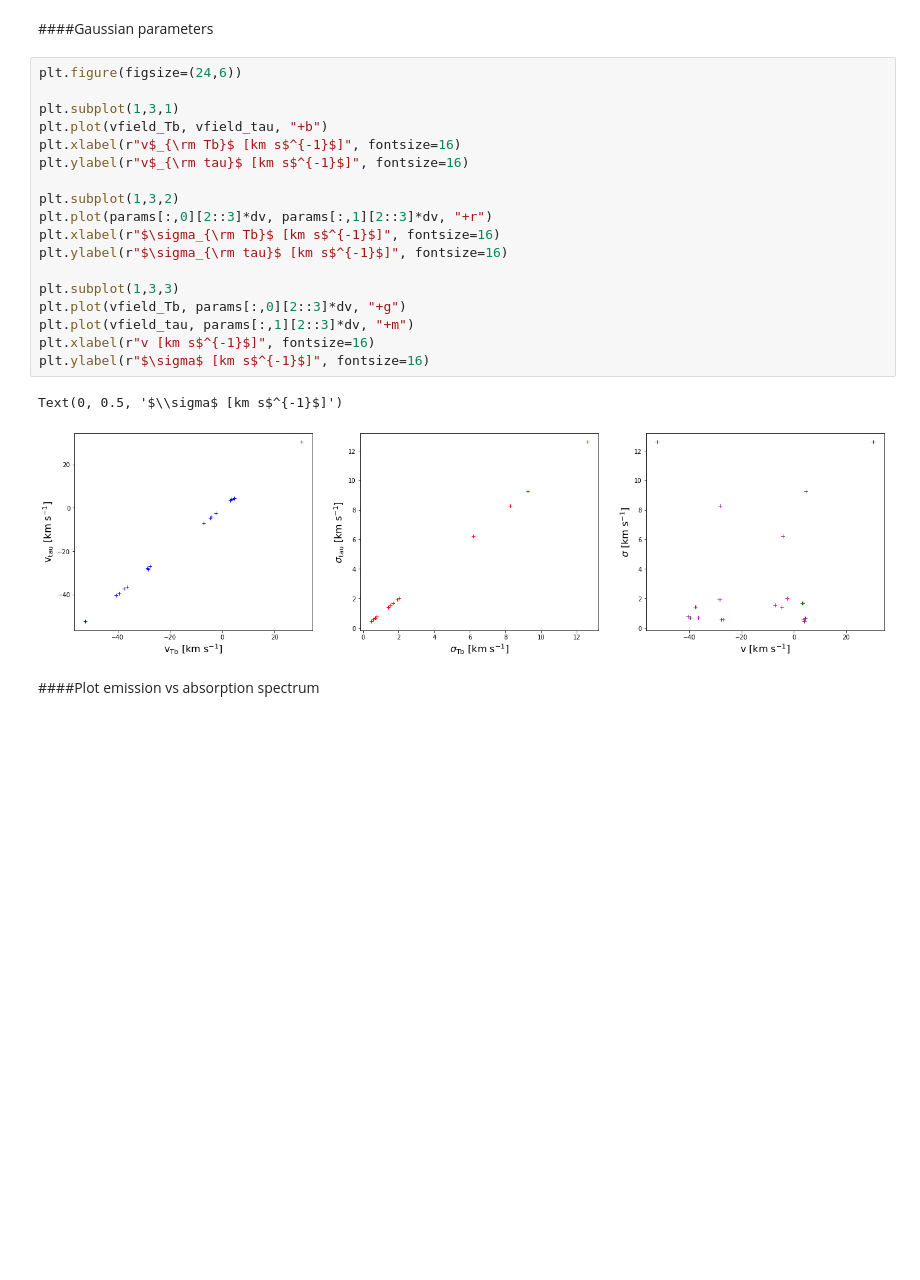
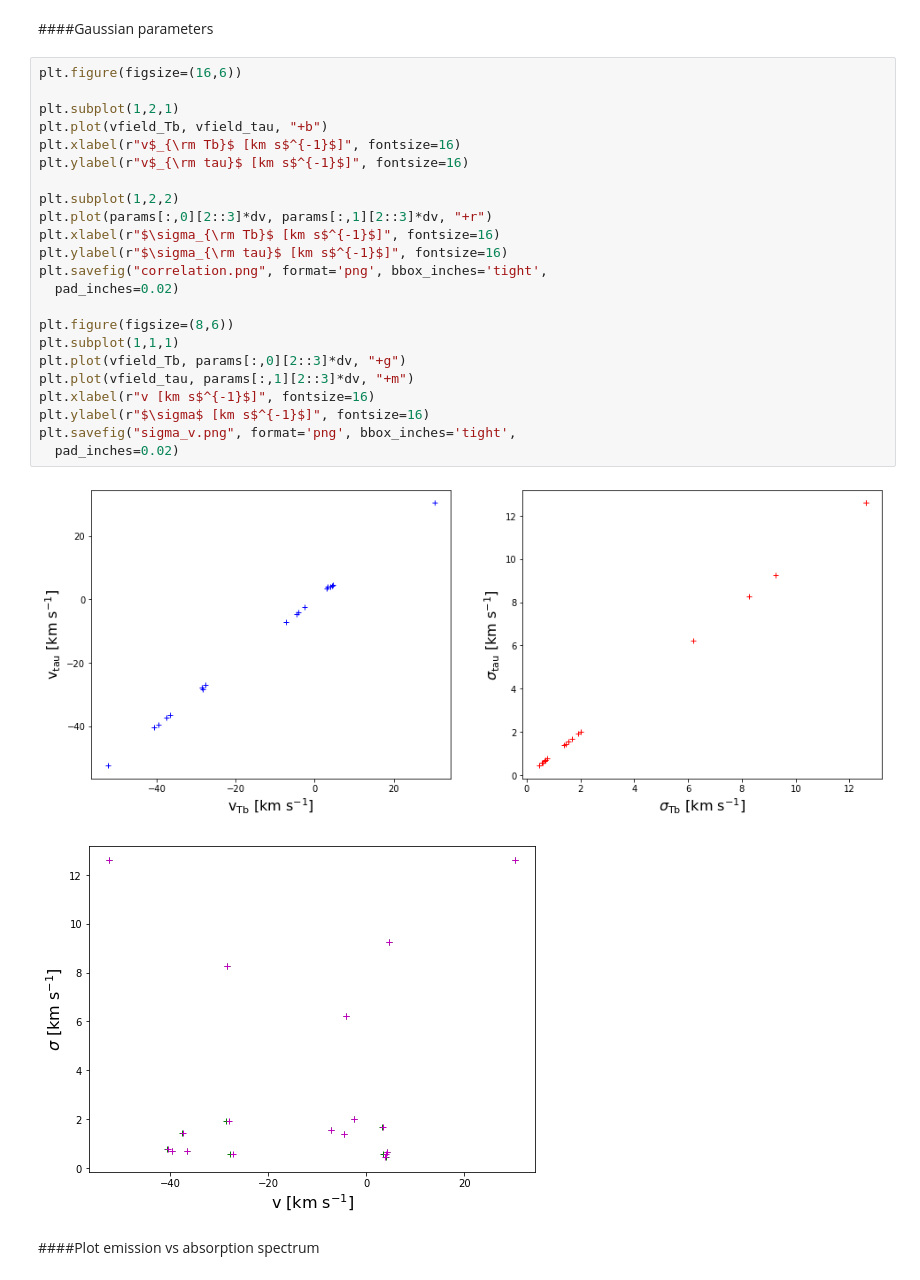
Before and after one commit to antoinemarchal/GASKAP, a Jupyter notebook: GASKAP_absorption.ipynb, the cells around one changed output. Saved outputs shown, nothing was run; the diff lists cells and outputs as text; blank space fills up the shorter version.

```diff
--- a/GASKAP_absorption.ipynb
+++ b/GASKAP_absorption.ipynb
@@ -148,26 +148,31 @@ model_cube = core.model(params, cube, n_gauss)
 # %% [markdown]
 ####Gaussian parameters
 # %%
-plt.figure(figsize=(24,6))
+plt.figure(figsize=(16,6))
 
-plt.subplot(1,3,1)
+plt.subplot(1,2,1)
 plt.plot(vfield_Tb, vfield_tau, "+b")
 plt.xlabel(r"v$_{\rm Tb}$ [km s$^{-1}$]", fontsize=16)
 plt.ylabel(r"v$_{\rm tau}$ [km s$^{-1}$]", fontsize=16)
 
-plt.subplot(1,3,2)
+plt.subplot(1,2,2)
 plt.plot(params[:,0][2::3]*dv, params[:,1][2::3]*dv, "+r")
 plt.xlabel(r"$\sigma_{\rm Tb}$ [km s$^{-1}$]", fontsize=16)
 plt.ylabel(r"$\sigma_{\rm tau}$ [km s$^{-1}$]", fontsize=16)
+plt.savefig("correlation.png", format='png', bbox_inches='tight',
+  pad_inches=0.02)
 
-plt.subplot(1,3,3)
+plt.figure(figsize=(8,6))
+plt.subplot(1,1,1)
 plt.plot(vfield_Tb, params[:,0][2::3]*dv, "+g")
 plt.plot(vfield_tau, params[:,1][2::3]*dv, "+m")
 plt.xlabel(r"v [km s$^{-1}$]", fontsize=16)
 plt.ylabel(r"$\sigma$ [km s$^{-1}$]", fontsize=16)
+plt.savefig("sigma_v.png", format='png', bbox_inches='tight',
+  pad_inches=0.02)
 # %% [output]
-Text(0, 0.5, '$\\sigma$ [km s$^{-1}$]')
-[figure, old version]
+[figure, new version]
+[figure, added]
 # %% [markdown]
 ####Plot emission vs absorption spectrum
 # %%
```
Also changed, not shown: parts of 1 cell of this notebook.
